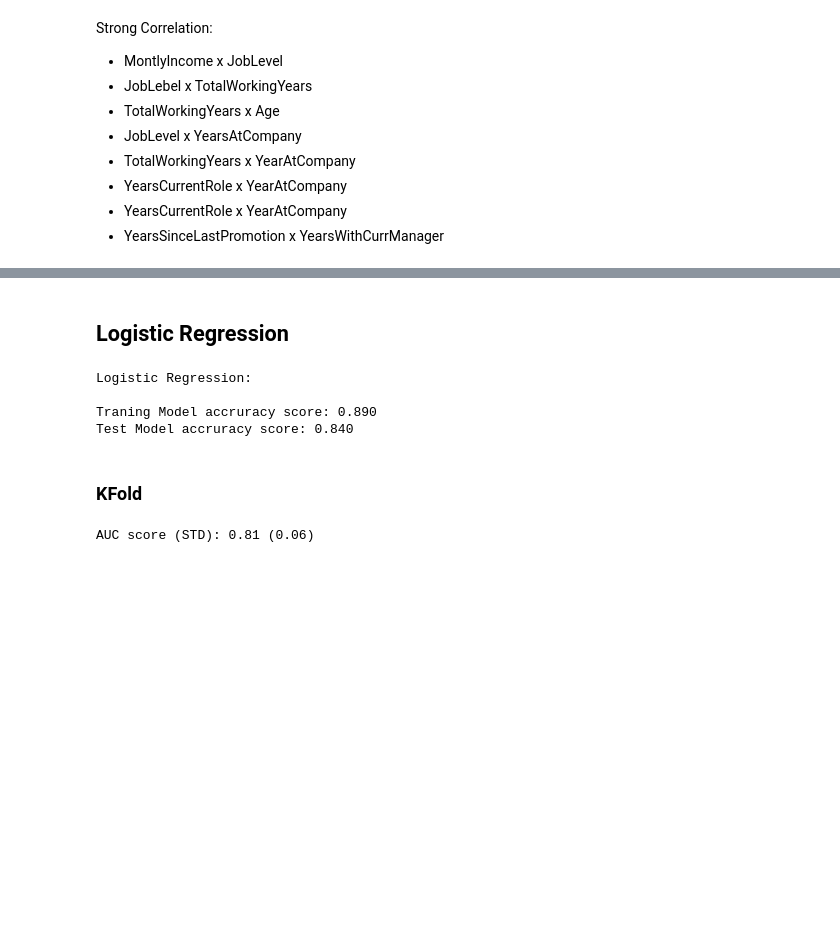
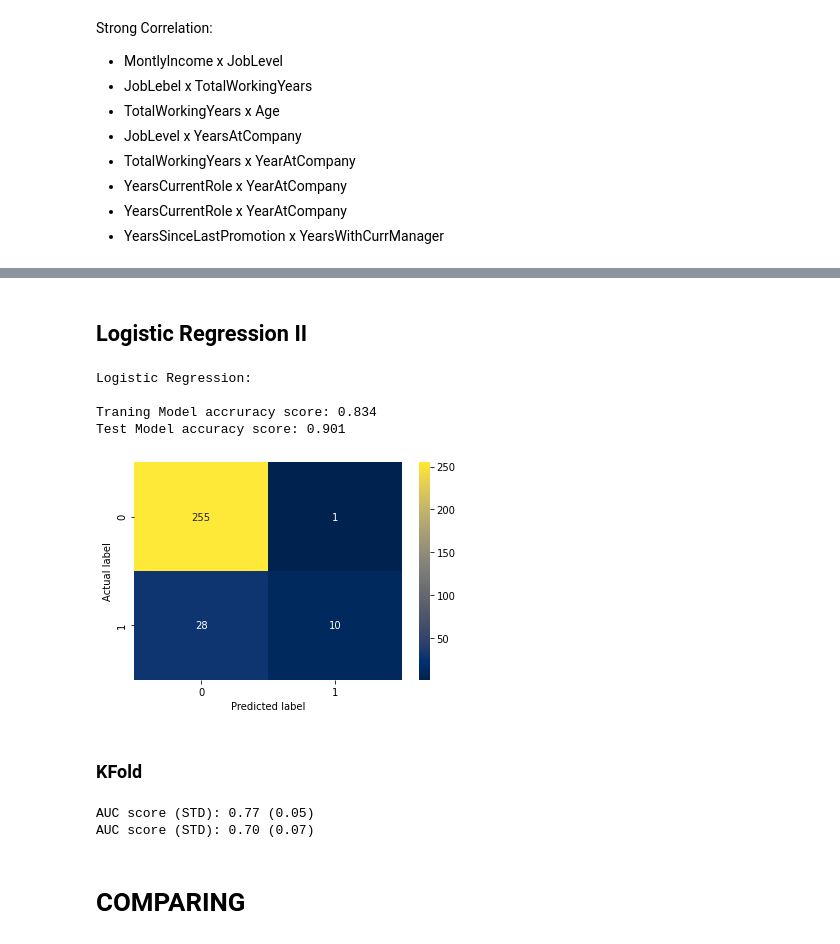
Before and after one commit to daianeklein/HR-Analytics, a Jupyter notebook: HR-Analytics.ipynb, the cells around one changed output, grey strips where cells are left out. Saved outputs shown, nothing was run; the diff lists cells and outputs as text; code cells hidden in the pictures; blank space fills up the shorter version.

```diff
--- a/HR-Analytics.ipynb
+++ b/HR-Analytics.ipynb
@@ -446,0 +485,2 @@ df2 = df2.drop(columns=({'EmployeeNumber'}))
+# %%
+df3 = df1.copy()
@@ -447,6 +498,6 @@ df2 = df2.drop(columns=({'EmployeeNumber'}))
 # %%
-# Label encoder for categorical variables
+# label encoder for categorical variables
 le = LabelEncoder()
 
-for i in df2[cat_variables.columns]:
-    df2[i] = le.fit_transform(df2[i])
+for i in df3[cat.columns]:
+    df3[i] = le.fit_transform(df3[i])
@@ -453,43 +526,51 @@ for i in df2[cat_variables.columns]:
 # %%
-# MinMaxScaler for numerical variables
-
+# MinMaxScaler for 'MonthlyIncome' variables
 mms = MinMaxScaler()
-
-cols = df2[['HourlyRate','MonthlyRate', 'MonthlyIncome', 'DailyRate']]
-
-for i in df2[cols.columns]:
-    df2[i] = mms.fit_transform(df2[[i]].values)
+df3['MonthlyIncome'] = mms.fit_transform(df3[['MonthlyIncome']].values)
 # %% [markdown]
-## Logistic Regression
+## Logistic Regression II
 # %%
-X = df2.drop(columns=({'Attrition'}))
-y = df2['Attrition'].ravel()
+X = df3.drop(columns=(['Attrition']))
+y = df3['Attrition'].ravel()
 
-# split dataset
-X_train, X_test, y_train, y_test = train_test_split(X, y, random_state = 42)
+#split dataset
+X_train2, X_test2, y_train2, y_test2 = train_test_split(X, y, random_state = 42)
 
 # model
-LR = LogisticRegression(C=1000, max_iter = 10000)
-LR.fit(X_train, y_train)
+LR02 = LogisticRegression(C= 1000, max_iter = 10000)
+LR02.fit(X_train2, y_train2)
+pred02 = LR02.predict(X_test2)
 
 print('Logistic Regression:\n')
-print('Traning Model accruracy score: {:.3f}'.format(LR.score(X_train,y_train)))
-print('Test Model accruracy score: {:.3f}'.format(LR.score(X_test,y_test)))
+print('Traning Model accruracy score: {:.3f}'.format(LR02.score(X_train2,y_train2)))
+print('Test Model accuracy score: {:.3f}'.format(LR02.score(X_test2,y_test2)))
 # %% [output]
 Logistic Regression:
 
-Traning Model accruracy score: 0.890
-Test Model accruracy score: 0.840
+Traning Model accruracy score: 0.834
+Test Model accuracy score: 0.901
+# %%
+matrix02 = confusion_matrix(y_test, pred02)
+
+sns.heatmap(pd.DataFrame(matrix02), annot = True, fmt = 'g', cmap = 'cividis')
+plt.ylabel('Actual label')
+plt.xlabel('Predicted label');
+# %% [output]
+[figure, added]
 # %% [markdown]
 ### KFold
 # %%
-kfold = KFold(n_splits=10)
-modelCV = LogisticRegression(solver='liblinear',
+kfold02 = KFold(n_splits=10)
+modelCV02 = LogisticRegression(solver='liblinear',
                              class_weight="balanced",
                              random_state=7)
 scoring = 'roc_auc'
-results = cross_val_score(
-    modelCV, X_train, y_train, cv=kfold, scoring=scoring)
-print("AUC score (STD): %.2f (%.2f)" % (results.mean(), results.std()))
+results02 = cross_val_score(
+    modelCV02, X_train, y_train, cv=kfold, scoring=scoring)
+
+print("AUC score (STD): %.2f (%.2f)" % (results02.mean(), results02.std()))
 # %% [output]
-AUC score (STD): 0.81 (0.06)
+AUC score (STD): 0.77 (0.05)
+AUC score (STD): 0.70 (0.07)
+# %% [markdown]
+# COMPARING
```
Also changed, not shown: parts of 32 cells of this notebook.
